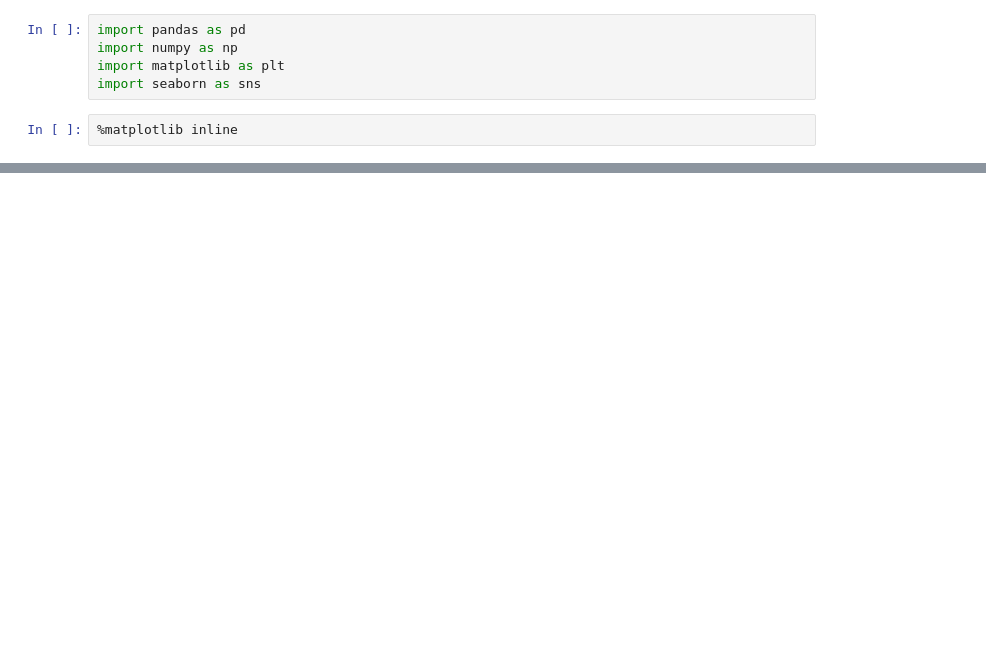
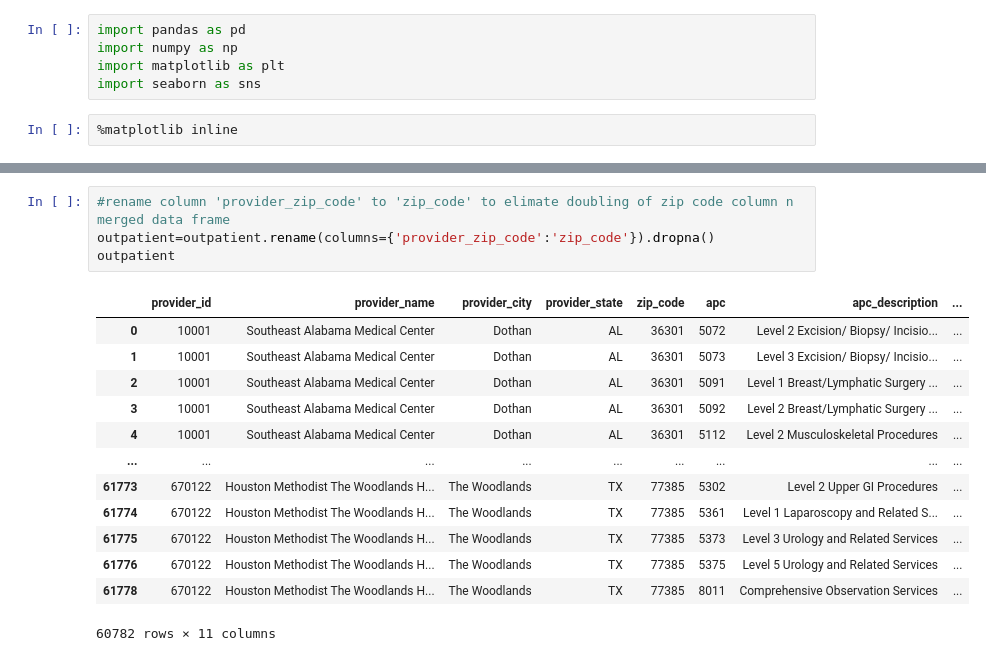
Before and after one commit to yhasan47/healthcare-bluebook-blue-team, a Jupyter notebook: Mellow notebooks/outpatient_m.ipynb, the cells around one changed output, grey strips where cells are left out. Drawn from its saved outputs; the diff is of its cells as text; blank space fills up the shorter version.

```diff
--- a/Mellow notebooks/outpatient_m.ipynb
+++ b/Mellow notebooks/outpatient_m.ipynb
@@ -51,0 +62,18 @@ outpatient
+# %%
+#rename column 'provider_zip_code' to 'zip_code' to elimate doubling of zip code column n merged data frame
+outpatient=outpatient.rename(columns={'provider_zip_code':'zip_code'}).dropna()
+outpatient
+# %% [output]
+|  | provider_id | provider_name | provider_city | provider_state | zip_code | apc | apc_description | ... |
+| 0 | 10001 | Southeast Alabama Medical Center | Dothan | AL | 36301 | 5072 | Level 2 Excision/ Biopsy/ Incisio... | ... |
+| 1 | 10001 | Southeast Alabama Medical Center | Dothan | AL | 36301 | 5073 | Level 3 Excision/ Biopsy/ Incisio... | ... |
+| 2 | 10001 | Southeast Alabama Medical Center | Dothan | AL | 36301 | 5091 | Level 1 Breast/Lymphatic Surgery ... | ... |
+| 3 | 10001 | Southeast Alabama Medical Center | Dothan | AL | 36301 | 5092 | Level 2 Breast/Lymphatic Surgery ... | ... |
+| 4 | 10001 | Southeast Alabama Medical Center | Dothan | AL | 36301 | 5112 | Level 2 Musculoskeletal Procedures | ... |
+| ... | ... | ... | ... | ... | ... | ... | ... | ... |
+| 61773 | 670122 | Houston Methodist The Woodlands H... | The Woodlands | TX | 77385 | 5302 | Level 2 Upper GI Procedures | ... |
+| 61774 | 670122 | Houston Methodist The Woodlands H... | The Woodlands | TX | 77385 | 5361 | Level 1 Laparoscopy and Related S... | ... |
+| 61775 | 670122 | Houston Methodist The Woodlands H... | The Woodlands | TX | 77385 | 5373 | Level 3 Urology and Related Services | ... |
+| 61776 | 670122 | Houston Methodist The Woodlands H... | The Woodlands | TX | 77385 | 5375 | Level 5 Urology and Related Services | ... |
+| 61778 | 670122 | Houston Methodist The Woodlands H... | The Woodlands | TX | 77385 | 8011 | Comprehensive Observation Services | ... |
+60782 rows × 11 columns
```
Also changed, not shown: parts of 40 cells of this notebook, 2 other files.
